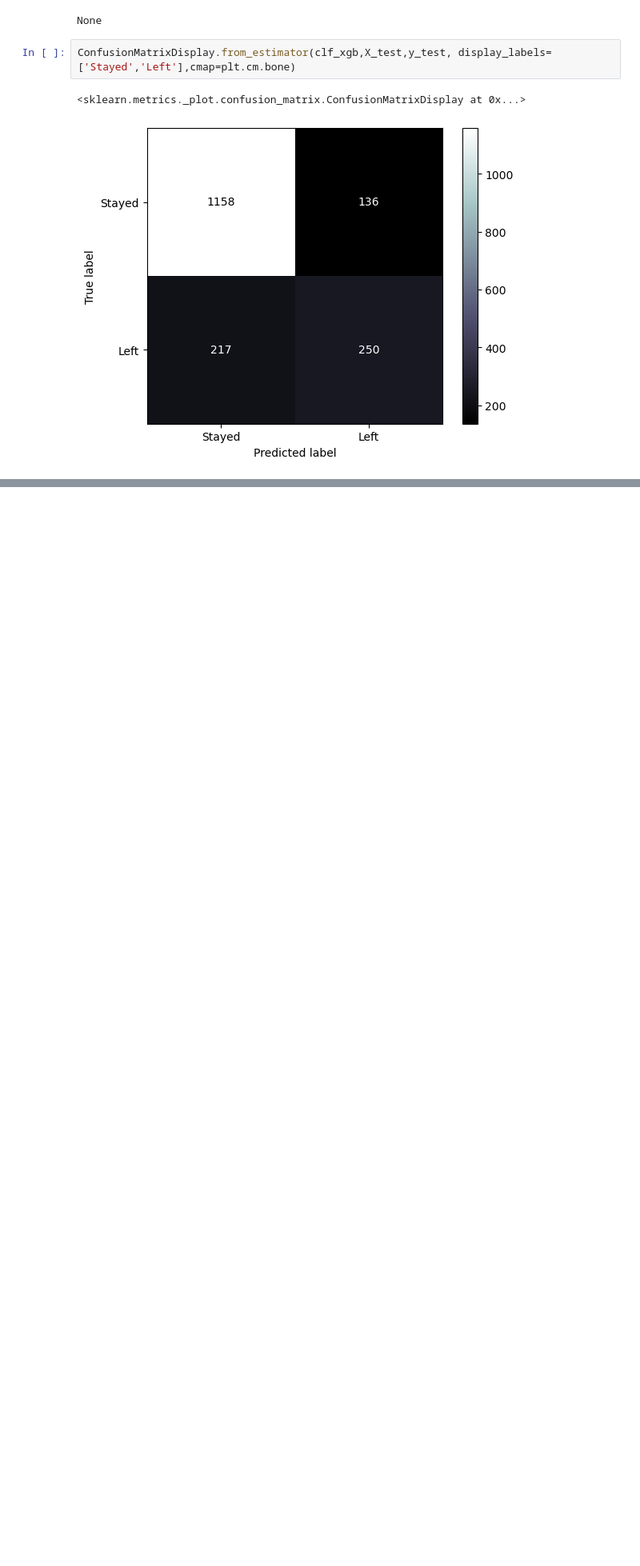
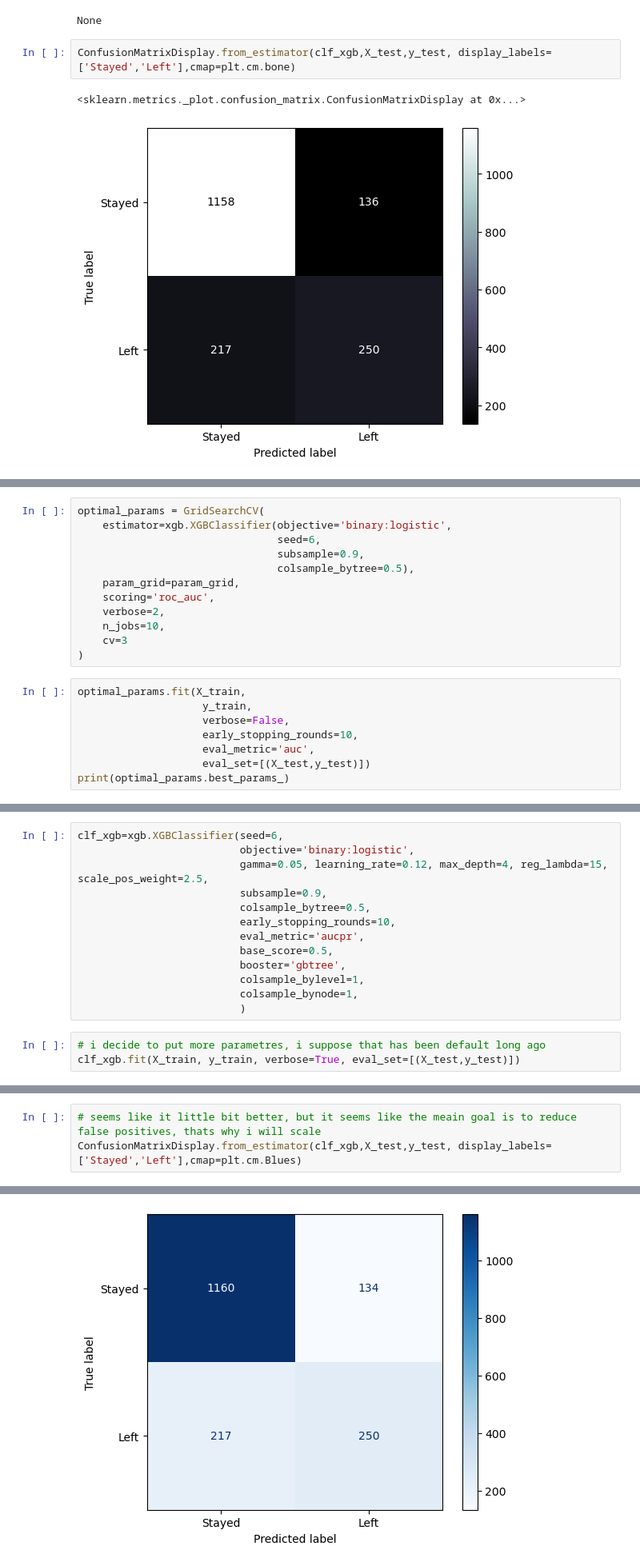
Before and after one commit to Fful/ml-xgboost, a Jupyter notebook: research.ipynb, the cells around one changed output, grey strips where cells are left out. Shown: that part at 80% size. Drawn from its saved outputs; the diff is of its cells as text; blank space fills up the shorter version.

Commit message:
GridSearchCV optimization

```diff
--- a/research.ipynb
+++ b/research.ipynb
@@ -282,0 +312,20 @@ ConfusionMatrixDisplay.from_estimator(clf_xgb,X_test,y_test, display_labels=['St
+# %%
+optimal_params = GridSearchCV(
+    estimator=xgb.XGBClassifier(objective='binary:logistic',
+                                seed=6,
+                                subsample=0.9,
+                                colsample_bytree=0.5),
+    param_grid=param_grid,
+    scoring='roc_auc',
+    verbose=2,
+    n_jobs=10,
+    cv=3
+)
+# %%
+optimal_params.fit(X_train,
+                    y_train,
+                    verbose=False,
+                    early_stopping_rounds=10,
+                    eval_metric='auc',
+                    eval_set=[(X_test,y_test)])
+print(optimal_params.best_params_)
@@ -282,0 +339,16 @@ ConfusionMatrixDisplay.from_estimator(clf_xgb,X_test,y_test, display_labels=['St
+# %%
+clf_xgb=xgb.XGBClassifier(seed=6,
+                          objective='binary:logistic',
+                          gamma=0.05, learning_rate=0.12, max_depth=4, reg_lambda=15, scale_pos_weight=2.5,
+                          subsample=0.9,
+                          colsample_bytree=0.5,
+                          early_stopping_rounds=10,
+                          eval_metric='aucpr',
+                          base_score=0.5,
+                          booster='gbtree',
+                          colsample_bylevel=1,
+                          colsample_bynode=1,
+                          )
+# %%
+# i decide to put more parametres, i suppose that has been default long ago
+clf_xgb.fit(X_train, y_train, verbose=True, eval_set=[(X_test,y_test)])
@@ -282,0 +384,4 @@ ConfusionMatrixDisplay.from_estimator(clf_xgb,X_test,y_test, display_labels=['St
+# %%
+# seems like it little bit better, but it seems like the meain goal is to reduce false positives, thats why i will scale
+ConfusionMatrixDisplay.from_estimator(clf_xgb,X_test,y_test, display_labels=['Stayed','Left'],cmap=plt.cm.Blues)
+# %% [output]
@@ -282,0 +389 @@ ConfusionMatrixDisplay.from_estimator(clf_xgb,X_test,y_test, display_labels=['St
+[figure, added]
```
Also changed, not shown: parts of 9 cells of this notebook.
